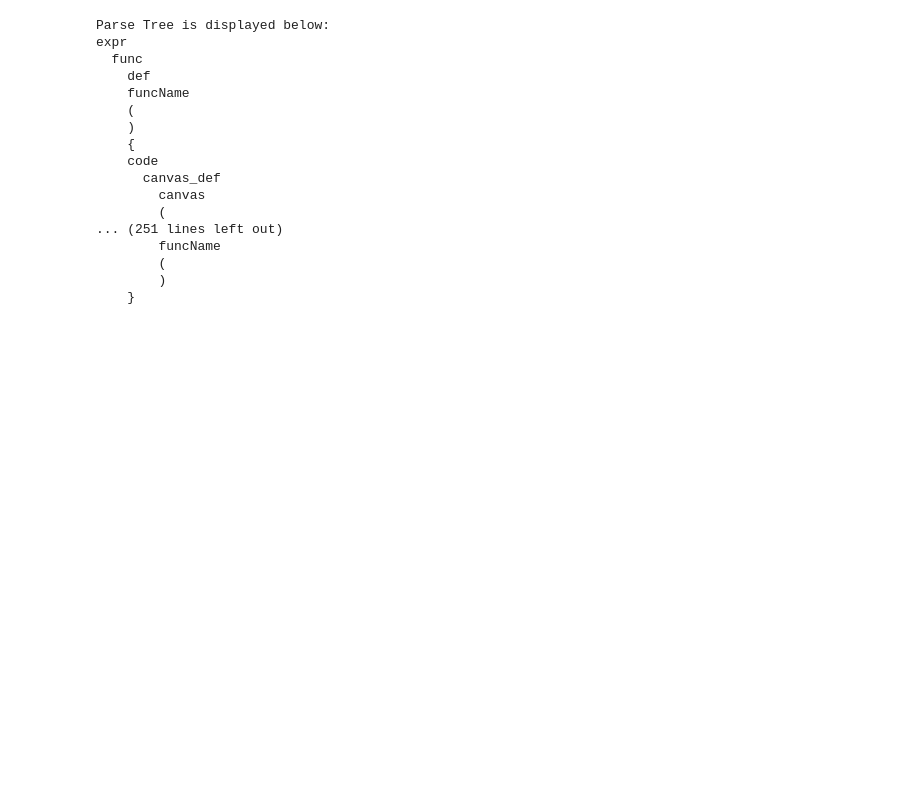
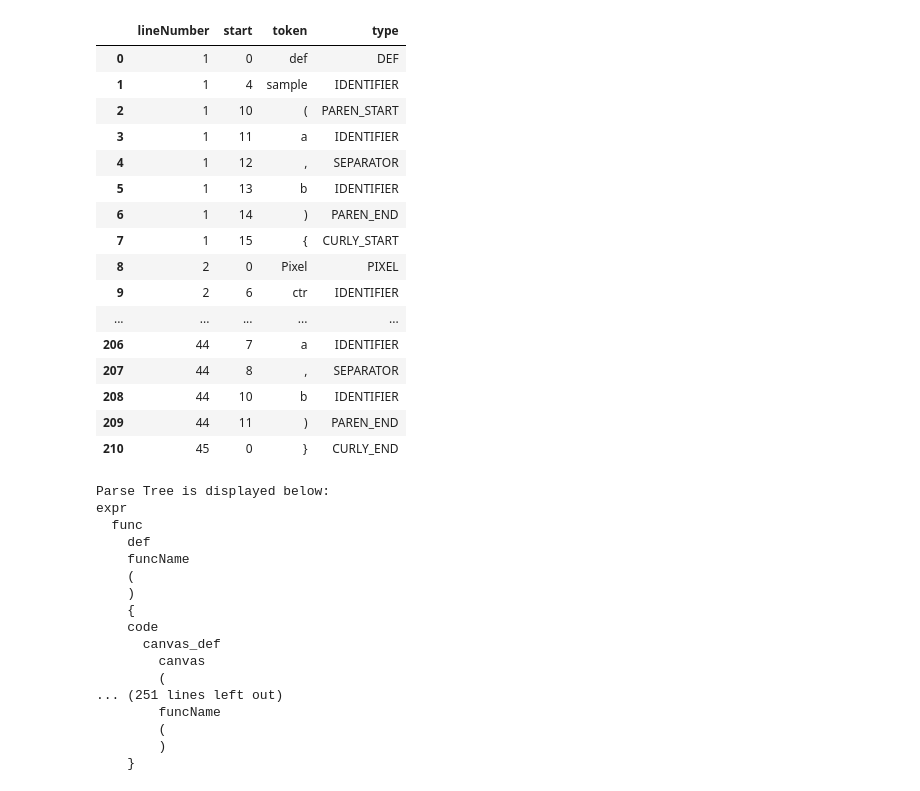
Before and after one commit to nicosolitana/ArtLanguage, a Jupyter notebook: ArtLangTokenizer.ipynb, the cells around one changed output. Drawn from its saved outputs; the diff is of its cells as text; code cells hidden in the pictures; blank space fills up the shorter version.

```diff
--- a/ArtLangTokenizer.ipynb
+++ b/ArtLangTokenizer.ipynb
@@ -7,7 +7,25 @@ from interpreter import Interpreter
 # %%
 # Tokenize code lines on 'sample.art' source file
 tokendf = tk.Tokenize('sample.art')
-#tokendf     # display tokenlist dataframe
+tokendf     # display tokenlist dataframe
+# %% [output]
+|  | lineNumber | start | token | type |
+| 0 | 1 | 0 | def | DEF |
+| 1 | 1 | 4 | sample | IDENTIFIER |
+| 2 | 1 | 10 | ( | PAREN_START |
+| 3 | 1 | 11 | a | IDENTIFIER |
+| 4 | 1 | 12 | , | SEPARATOR |
+| 5 | 1 | 13 | b | IDENTIFIER |
+| 6 | 1 | 14 | ) | PAREN_END |
+| 7 | 1 | 15 | { | CURLY_START |
+| 8 | 2 | 0 | Pixel | PIXEL |
+| 9 | 2 | 6 | ctr | IDENTIFIER |
+| ... | ... | ... | ... | ... |
+| 206 | 44 | 7 | a | IDENTIFIER |
+| 207 | 44 | 8 | , | SEPARATOR |
+| 208 | 44 | 10 | b | IDENTIFIER |
+| 209 | 44 | 11 | ) | PAREN_END |
+| 210 | 45 | 0 | } | CURLY_END |
 # %%
 prMod = Parse('sample.art', tokendf)
 prMod.Parser()
```
Also changed, not shown: parts of 1 cell of this notebook, 1 other file.
